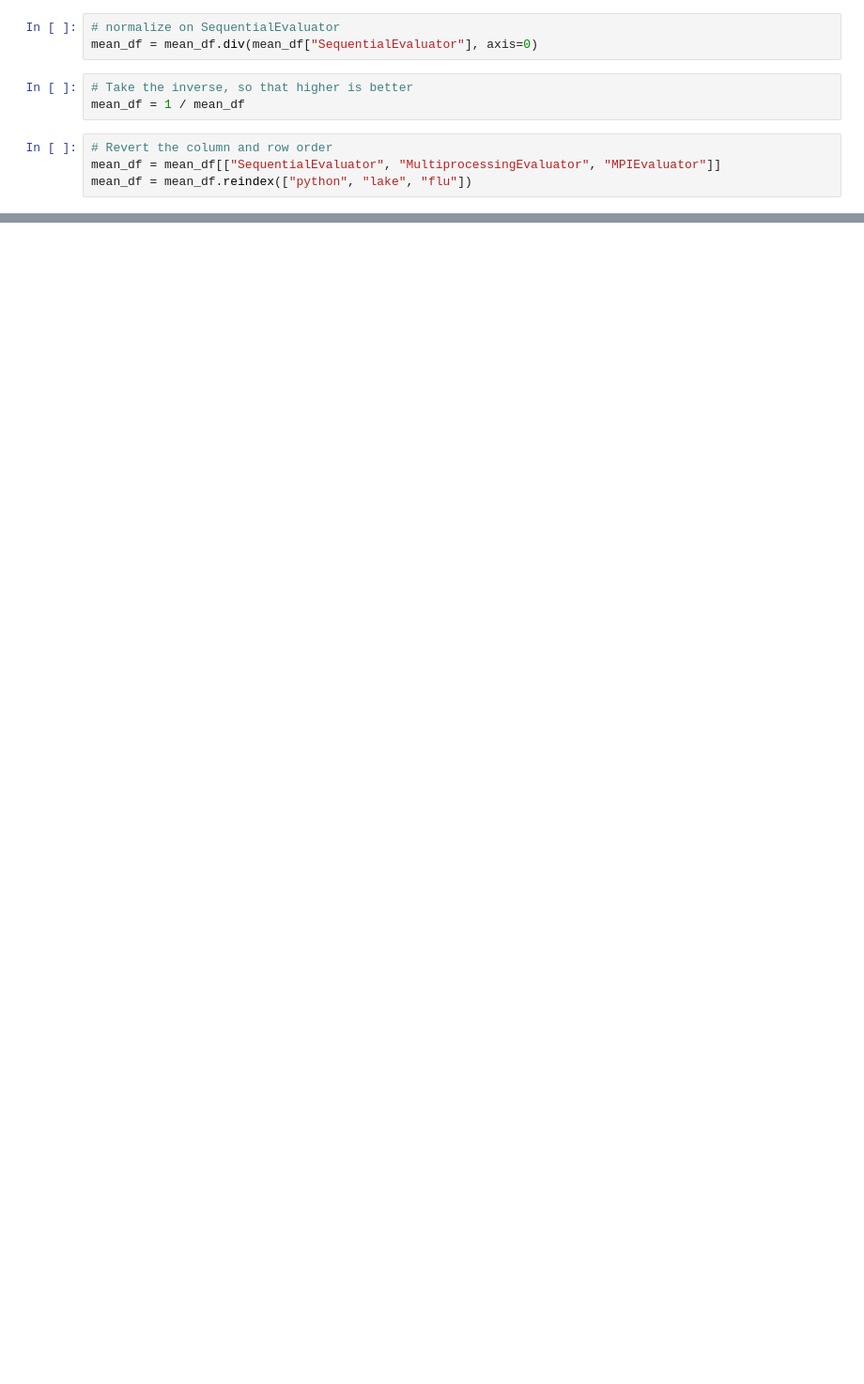
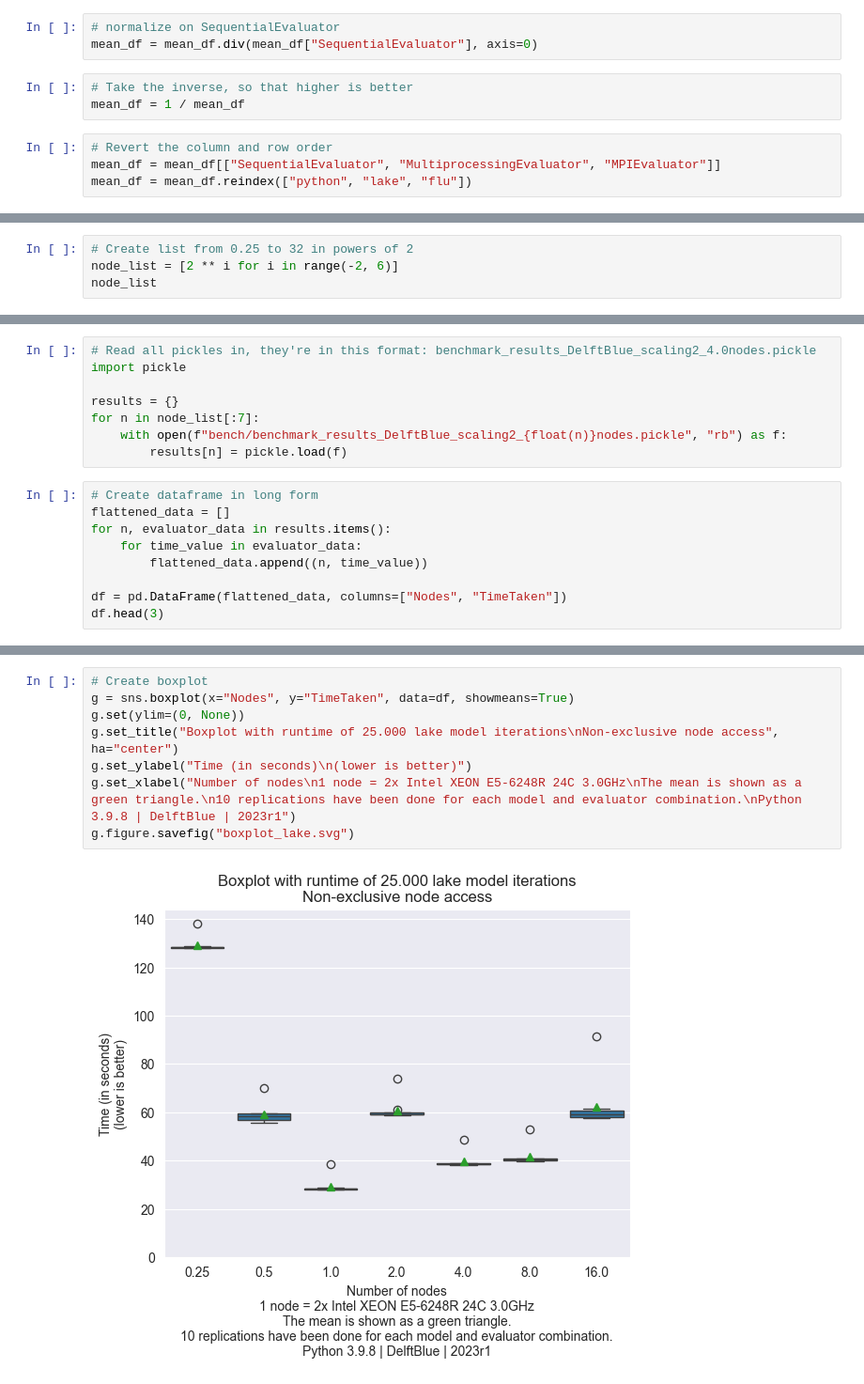
Before and after one commit to pollockDeVis/EMAworkbench, a Jupyter notebook: scripts/benchmarks_analysis.ipynb, the cells around one changed output, grey strips where cells are left out. Shown at 94% size. Cells and saved outputs as stored; diff of their text form; blank space fills up the shorter version.

Commit message:
Upload notebook with benchmark results analysis
Notebook that creates the boxplots

```diff
--- a/scripts/benchmarks_analysis.ipynb
+++ b/scripts/benchmarks_analysis.ipynb
@@ -95,0 +183,4 @@ print(mean_df.to_markdown())
+# %%
+# Create list from 0.25 to 32 in powers of 2
+node_list = [2 ** i for i in range(-2, 6)]
+node_list
@@ -95,0 +191,17 @@ print(mean_df.to_markdown())
+# %%
+# Read all pickles in, they're in this format: benchmark_results_DelftBlue_scaling2_4.0nodes.pickle
+import pickle
+
+results = {}
+for n in node_list[:7]:
+    with open(f"bench/benchmark_results_DelftBlue_scaling2_{float(n)}nodes.pickle", "rb") as f:
+        results[n] = pickle.load(f)
+# %%
+# Create dataframe in long form
+flattened_data = []
+for n, evaluator_data in results.items():
+    for time_value in evaluator_data:
+        flattened_data.append((n, time_value))
+
+df = pd.DataFrame(flattened_data, columns=["Nodes", "TimeTaken"])
+df.head(3)
@@ -95,0 +213,10 @@ print(mean_df.to_markdown())
+# %%
+# Create boxplot
+g = sns.boxplot(x="Nodes", y="TimeTaken", data=df, showmeans=True)
+g.set(ylim=(0, None))
+g.set_title("Boxplot with runtime of 25.000 lake model iterations\nNon-exclusive node access", ha="center")
+g.set_ylabel("Time (in seconds)\n(lower is better)")
+g.set_xlabel("Number of nodes\n1 node = 2x Intel XEON E5-6248R 24C 3.0GHz\nThe mean is shown as a green triangle.\n10 replications have been done for each model and evaluator combination.\nPython 3.9.8 | DelftBlue | 2023r1")
+g.figure.savefig("boxplot_lake.svg")
+# %% [output]
+[figure, added]
```
Also changed, not shown: parts of 23 cells of this notebook.
